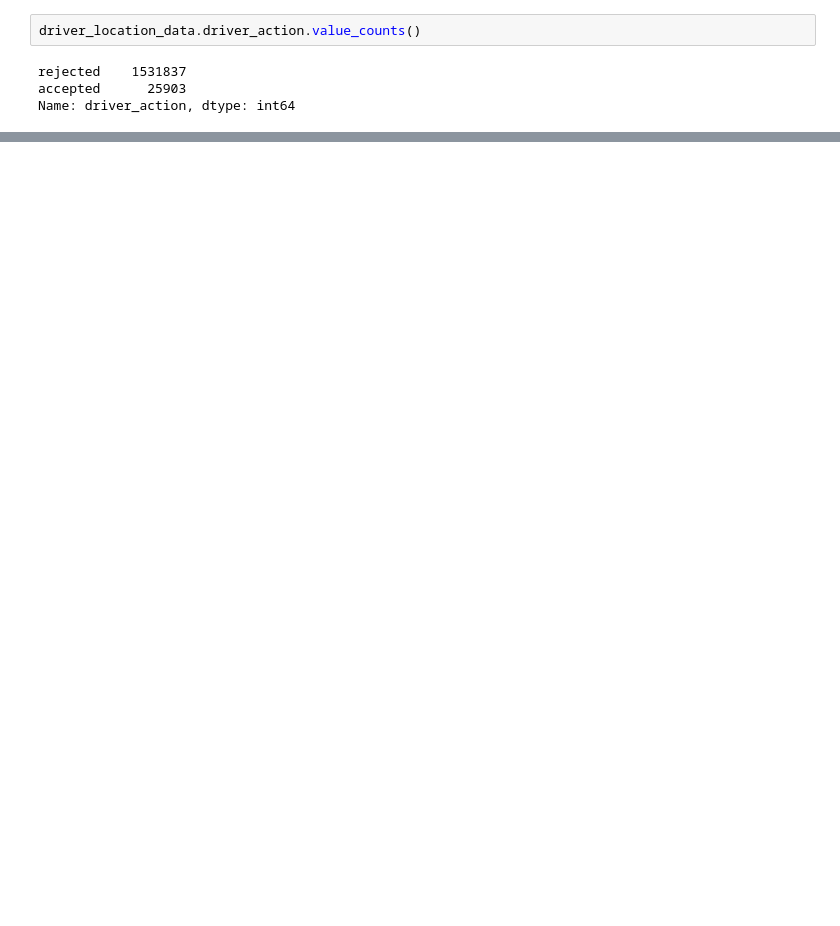
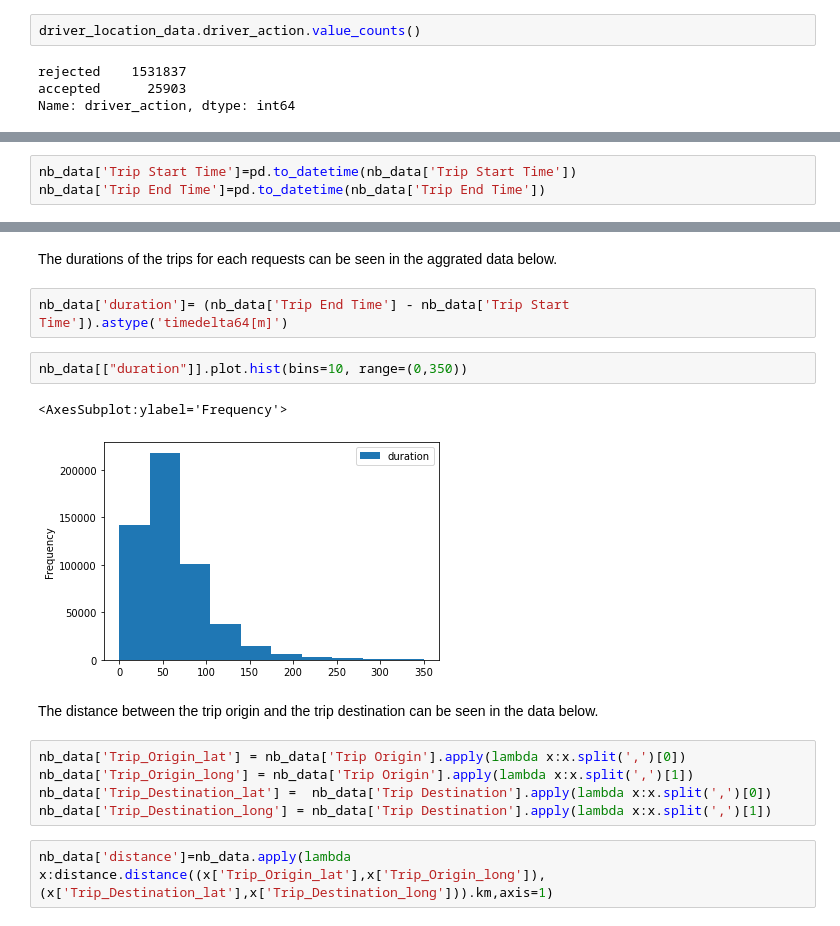
Before and after one commit to gedionabebe/Causal-Inference, a Jupyter notebook: notebooks/eda.ipynb, the cells around one changed output, grey strips where cells are left out. Drawn from its saved outputs; the diff is of its cells as text; blank space fills up the shorter version.

```diff
--- a/notebooks/eda.ipynb
+++ b/notebooks/eda.ipynb
@@ -150,0 +173,3 @@ driver_location_data.drop(columns=['created_at','updated_at'])
+# %%
+nb_data['Trip Start Time']=pd.to_datetime(nb_data['Trip Start Time'])
+nb_data['Trip End Time']=pd.to_datetime(nb_data['Trip End Time'])
@@ -150,0 +191,18 @@ driver_location_data.drop(columns=['created_at','updated_at'])
+# %% [markdown]
+The durations of the trips for each requests can be seen in the aggrated data below.
+# %%
+nb_data['duration']= (nb_data['Trip End Time'] - nb_data['Trip Start Time']).astype('timedelta64[m]')
+# %%
+nb_data[["duration"]].plot.hist(bins=10, range=(0,350))
+# %% [output]
+<AxesSubplot:ylabel='Frequency'>
+[figure, added]
+# %% [markdown]
+The distance between the trip origin and the trip destination can be seen in the data below.
+# %%
+nb_data['Trip_Origin_lat'] = nb_data['Trip Origin'].apply(lambda x:x.split(',')[0])
+nb_data['Trip_Origin_long'] = nb_data['Trip Origin'].apply(lambda x:x.split(',')[1])
+nb_data['Trip_Destination_lat'] =  nb_data['Trip Destination'].apply(lambda x:x.split(',')[0])
+nb_data['Trip_Destination_long'] = nb_data['Trip Destination'].apply(lambda x:x.split(',')[1])
+# %%
+nb_data['distance']=nb_data.apply(lambda x:distance.distance((x['Trip_Origin_lat'],x['Trip_Origin_long']), (x['Trip_Destination_lat'],x['Trip_Destination_long'])).km,axis=1)
```
Also changed, not shown: parts of 37 cells of this notebook, 1 other file.
